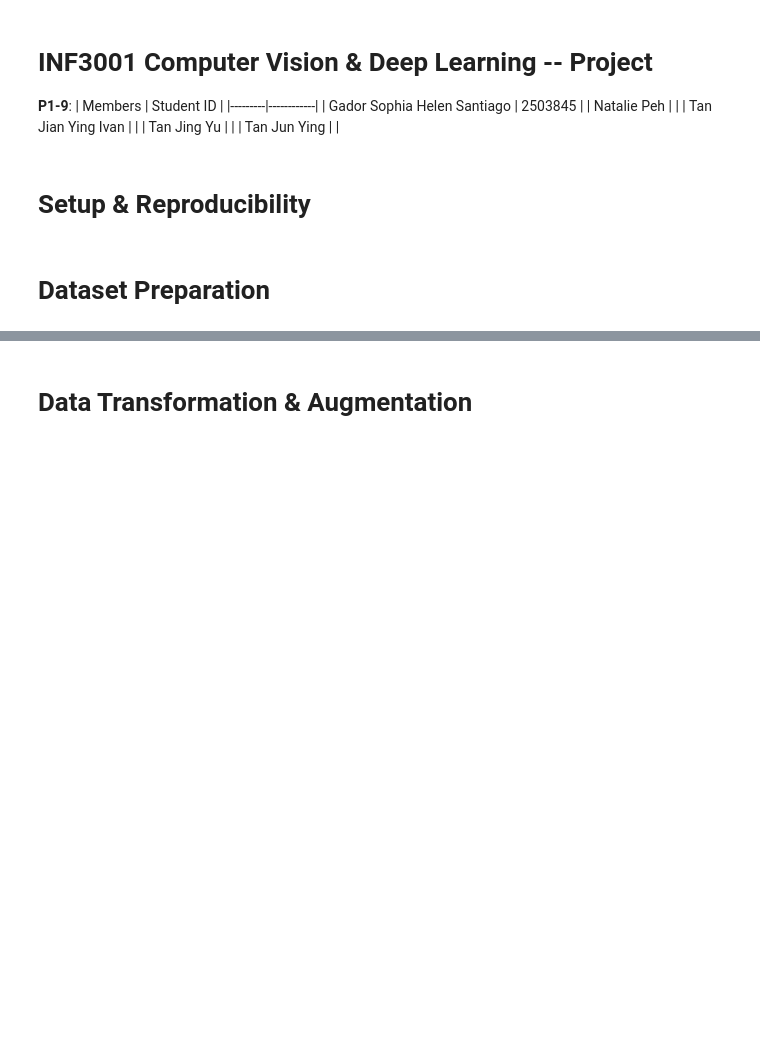
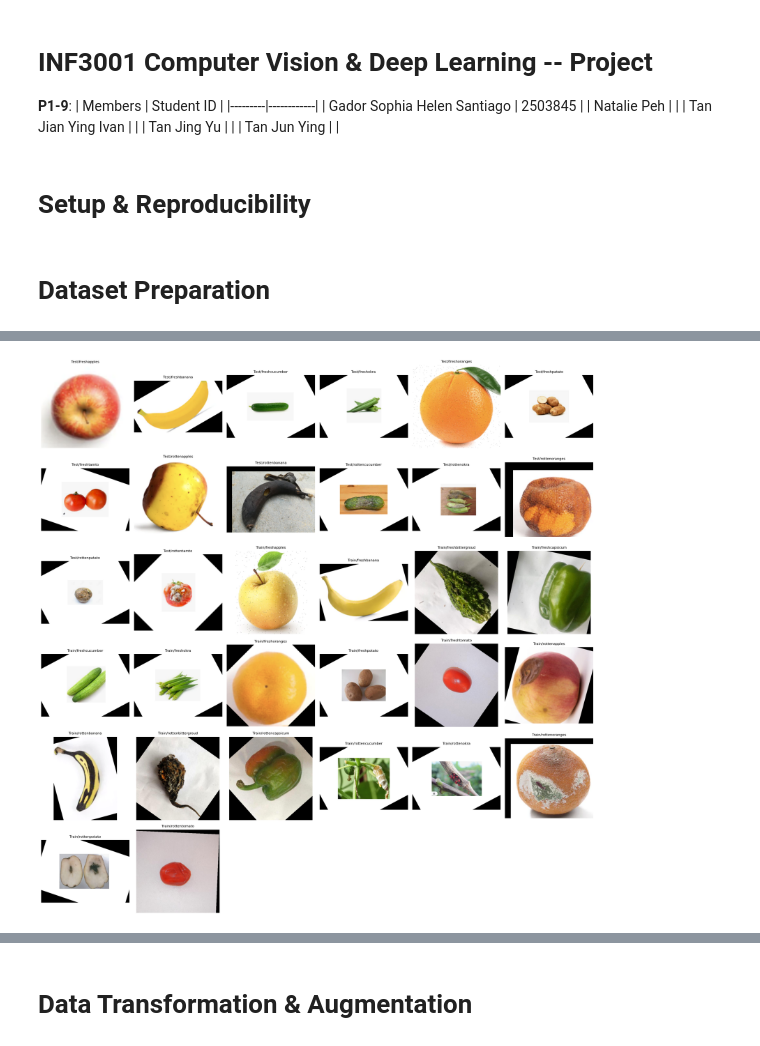
Before and after one commit to sit-sophiahsg/3001-CVDL, a Jupyter notebook: CVDL_Project.ipynb, the cells around one changed output, grey strips where cells are left out. Cells and saved outputs as stored; diff of their text form; code cells hidden in the pictures; blank space fills up the shorter version.

```diff
--- a/CVDL_Project.ipynb
+++ b/CVDL_Project.ipynb
@@ -26,0 +31,7 @@
+# %%
+import kagglehub
+from pathlib import Path
+
+DATA_ROOT = Path(kagglehub.dataset_download('swoyam2609/fresh-and-stale-classification'))
+print(DATA_ROOT)
+!ls "$DATA_ROOT"
@@ -26,0 +43,15 @@
+# %%
+# file counts and file types
+
+from collections import Counter
+
+ROOT = DATA_ROOT / 'dataset'
+
+files = [p for p in ROOT.rglob('*') if p.is_file()]
+print("Total files:", len(files))
+print("Extensions:", Counter(p.suffix.lower() for p in files), "\n")
+
+for d in sorted(p for p in ROOT.rglob('*') if p.is_dir()):
+    depth = len(d.relative_to(ROOT).parts)
+    n = sum(1 for f in d.iterdir() if f.is_file())
+    print('  ' * (depth - 1) + f"{d.name}/  ({n} files)")
@@ -26,0 +76,19 @@
+# %%
+# one image from each folder
+
+import random, matplotlib.pyplot as plt
+from PIL import Image
+
+leaf_dirs = [d for d in sorted(ROOT.rglob('*')) if d.is_dir() and any(f.is_file() for f in d.iterdir())]
+cols = 6
+rows = -(-len(leaf_dirs) // cols)
+plt.figure(figsize=(3 * cols, 3 * rows))
+for i, d in enumerate(leaf_dirs):
+    img_path = random.choice([f for f in d.iterdir() if f.is_file()])
+    plt.subplot(rows, cols, i + 1)
+    plt.imshow(Image.open(img_path).convert('RGB'))
+    plt.title(str(d.relative_to(ROOT)), fontsize=8)
+    plt.axis('off')
+plt.tight_layout(); plt.show()
+# %% [output]
+[figure, added]
```
Also changed, not shown: parts of 28 cells of this notebook.
